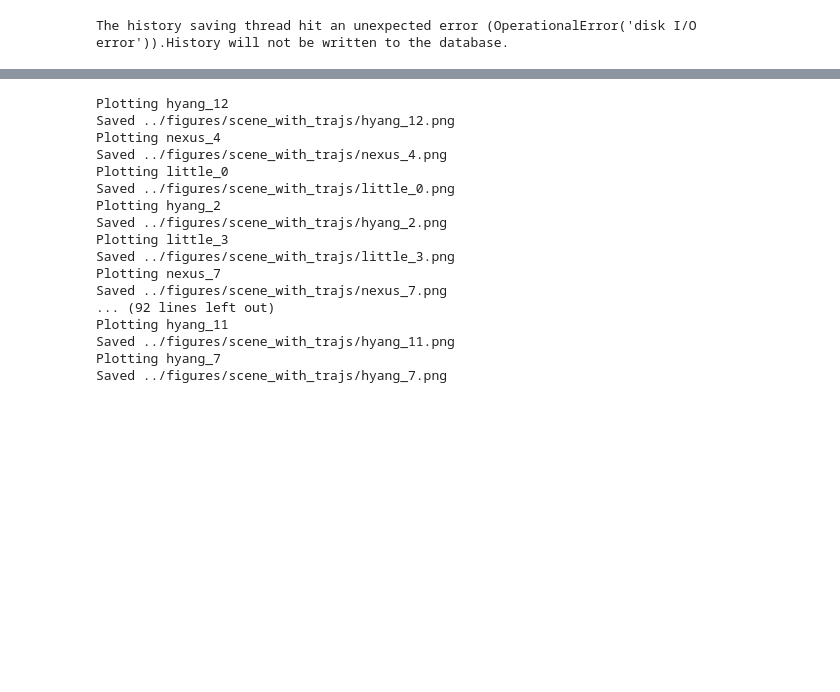
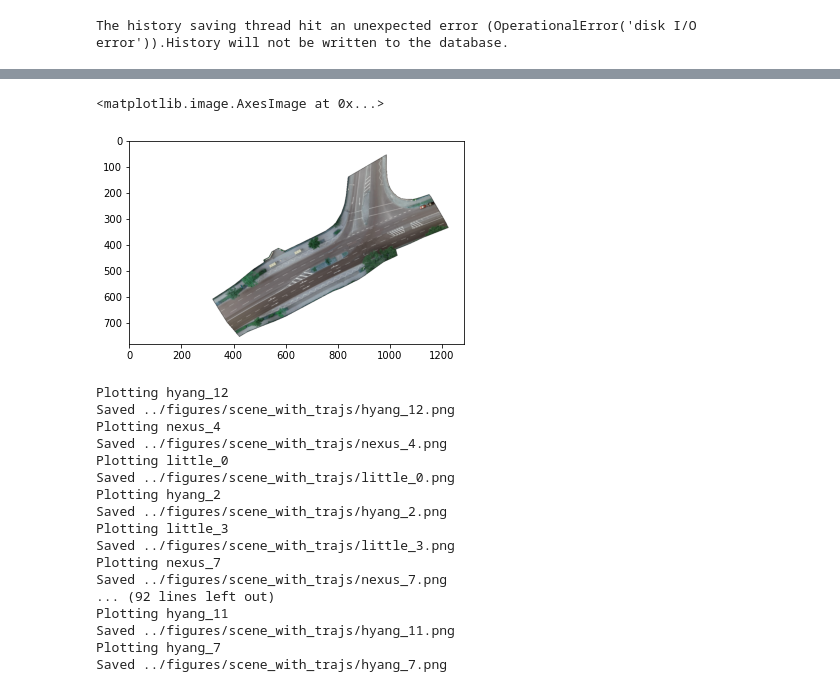
Before and after one commit to danyayay/ynet_adaptive, a Jupyter notebook: notebook/traj.ipynb, the cells around one changed output, grey strips where cells are left out. Drawn from its saved outputs; the diff is of its cells as text; code cells hidden in the pictures; blank space fills up the shorter version.

Commit message:
plot goal output

```diff
--- a/notebook/traj.ipynb
+++ b/notebook/traj.ipynb
@@ -90,3 +90,10 @@ list(set(df_biker.sceneId.unique()).intersection(set(df_ped.sceneId.unique())))
  'hyang_11',
  'hyang_7']
 The history saving thread hit an unexpected error (OperationalError('disk I/O error')).History will not be written to the database.
+# %%
+scene_images = create_images_dict(['scene1'], image_path, 'reference.png')
+# %%
+scene1 = scene_images['scene1'].copy()
+# %%
+bg = scene1.mean(axis=2) == 0.0
+bg
@@ -92,0 +112,3 @@ The history saving thread hit an unexpected error (OperationalError('disk I/O er
+# %%
+scene1[bg] = 255
+scene1.mean(axis=2)
@@ -93,3 +145,9 @@ The history saving thread hit an unexpected error (OperationalError('disk I/O er
+# %%
+
+plt.imshow(scene1)
+# %% [output]
+<matplotlib.image.AxesImage at 0x...>
+[figure, added]
 # %%
 def plot_trajectories_scenes_overlay_modified(image_path, df, out_dir='figures/scene_with_trajs', format='png'):
     # TODO: overlay scene images with trajectories
```
Also changed, not shown: parts of 7 cells of this notebook, 4 other files.
